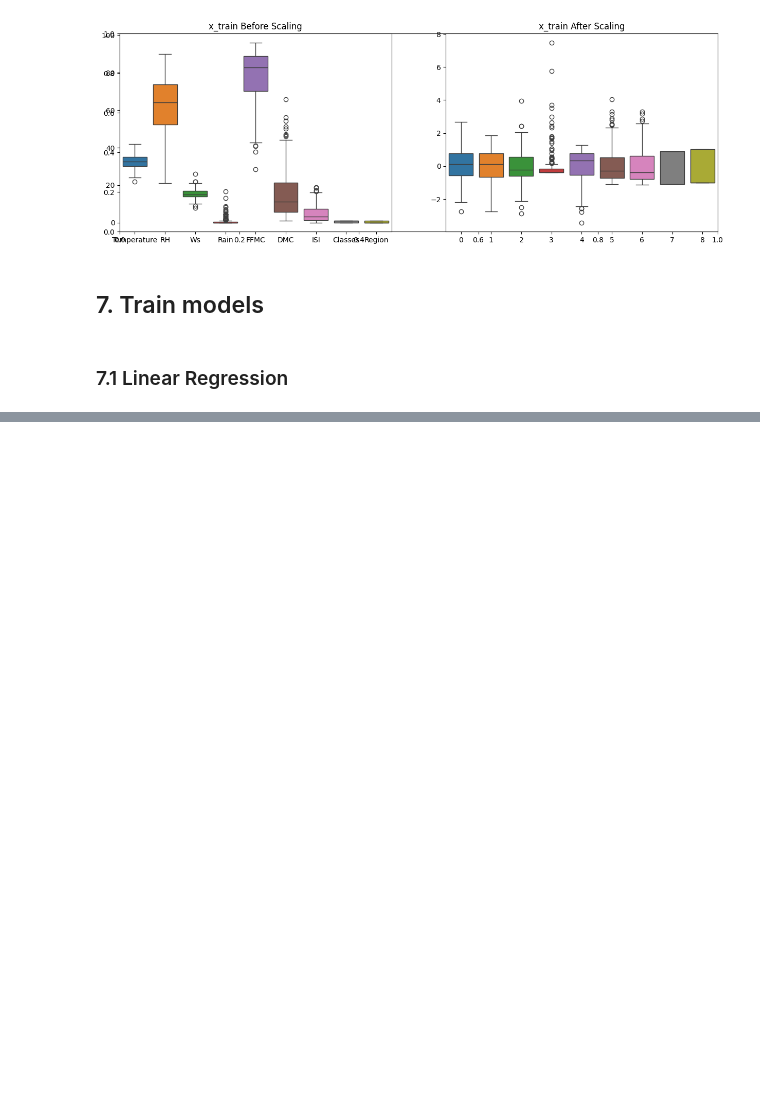
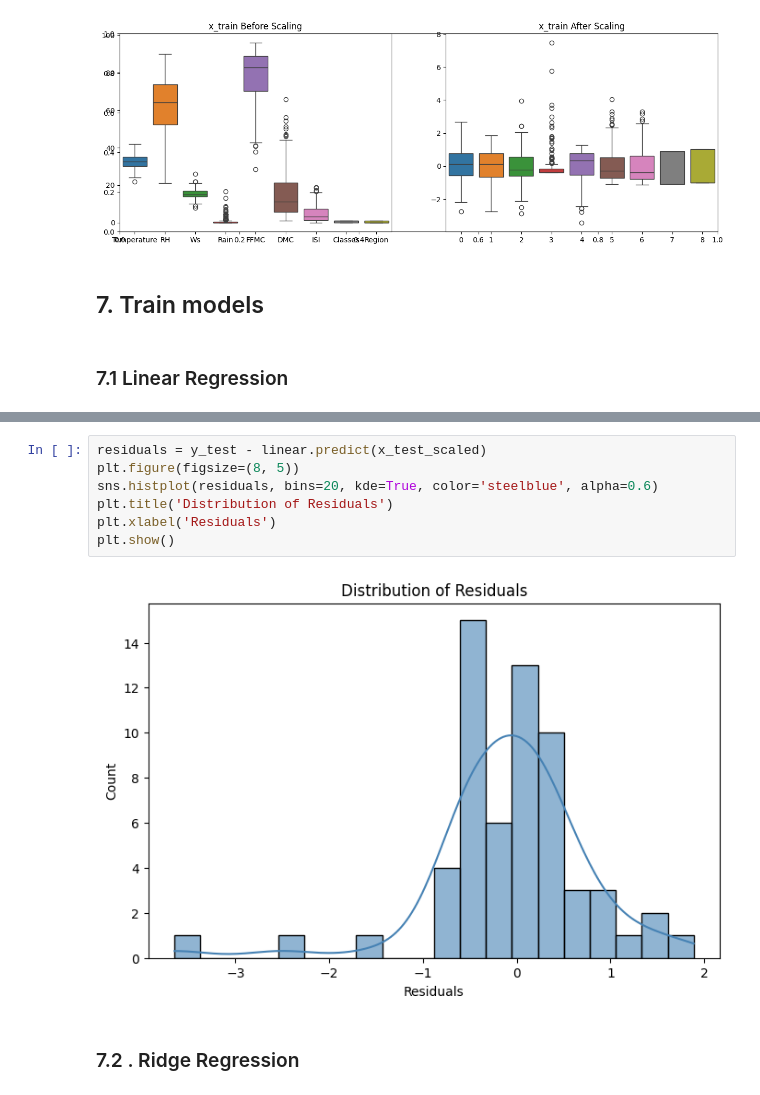
Before and after one commit to mohitfr/height-weight-linear-regression, a Jupyter notebook: 02-ridge-lasso-regression-algerian-forest-fire/ridge_lasso_intuition.ipynb, the cells around one changed output, grey strips where cells are left out. Drawn from its saved outputs; the diff is of its cells as text; blank space fills up the shorter version.

```diff
--- a/02-ridge-lasso-regression-algerian-forest-fire/ridge_lasso_regression.ipynb
+++ b/02-ridge-lasso-regression-algerian-forest-fire/ridge_lasso_intuition.ipynb
@@ -232,0 +318,11 @@ print()
+# %%
+residuals = y_test - linear.predict(x_test_scaled)
+plt.figure(figsize=(8, 5))
+sns.histplot(residuals, bins=20, kde=True, color='steelblue', alpha=0.6)
+plt.title('Distribution of Residuals')
+plt.xlabel('Residuals')
+plt.show()
+# %% [output]
+[figure, added]
+# %% [markdown]
+### 7.2 . Ridge Regression
```
Also changed, not shown: parts of 29 cells of this notebook, 1 other file.
